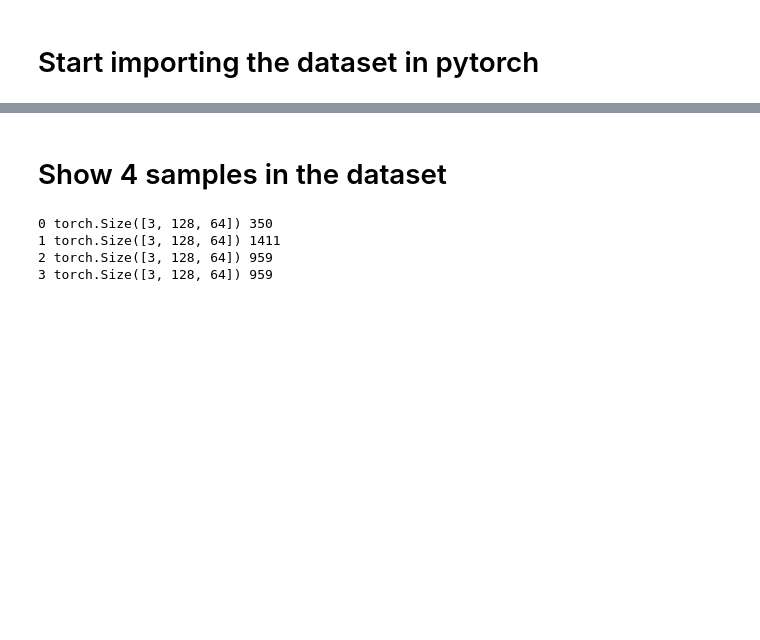
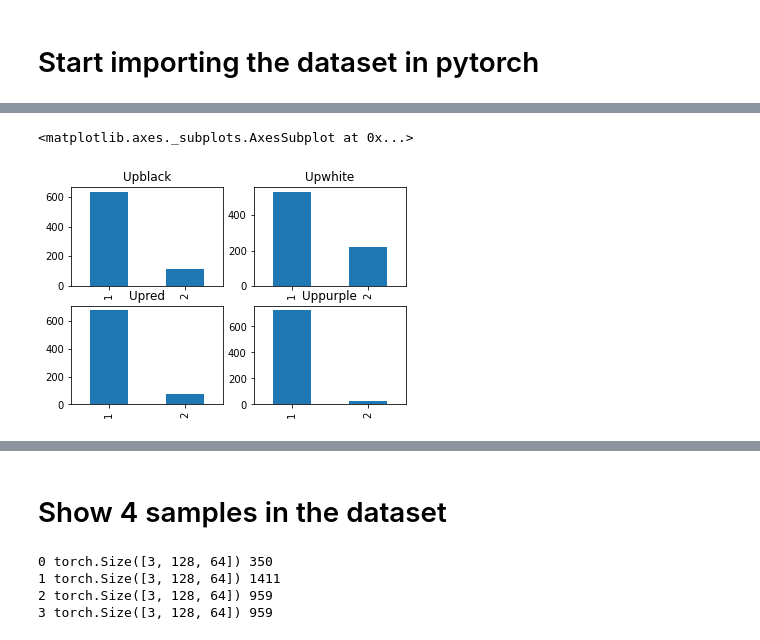
Before and after one commit to raffaelepojer/DeepLearningAssignment, a Jupyter notebook: luna.ipynb, the cells around one changed output, grey strips where cells are left out. Drawn from its saved outputs; the diff is of its cells as text; code cells hidden in the pictures; blank space fills up the shorter version.

```diff
--- a/luna.ipynb
+++ b/luna.ipynb
@@ -33,0 +57,10 @@ tmp
+# %%
+fig, axes = plt.subplots(nrows=2, ncols=2)
+# Upper clothing color
+df['upblack'].value_counts().plot(ax=axes[0,0], kind = 'bar', title = 'Upblack')
+df['upwhite'].value_counts().plot(ax=axes[0,1], kind = 'bar', title = 'Upwhite')
+df['upred'].value_counts().plot(ax=axes[1,0], kind = 'bar', title = 'Upred')
+df['uppurple'].value_counts().plot(ax=axes[1,1], kind = 'bar', title = 'Uppurple')
+# %% [output]
+<matplotlib.axes._subplots.AxesSubplot at 0x...>
+[figure, added]
```
Also changed, not shown: parts of 8 cells of this notebook.
